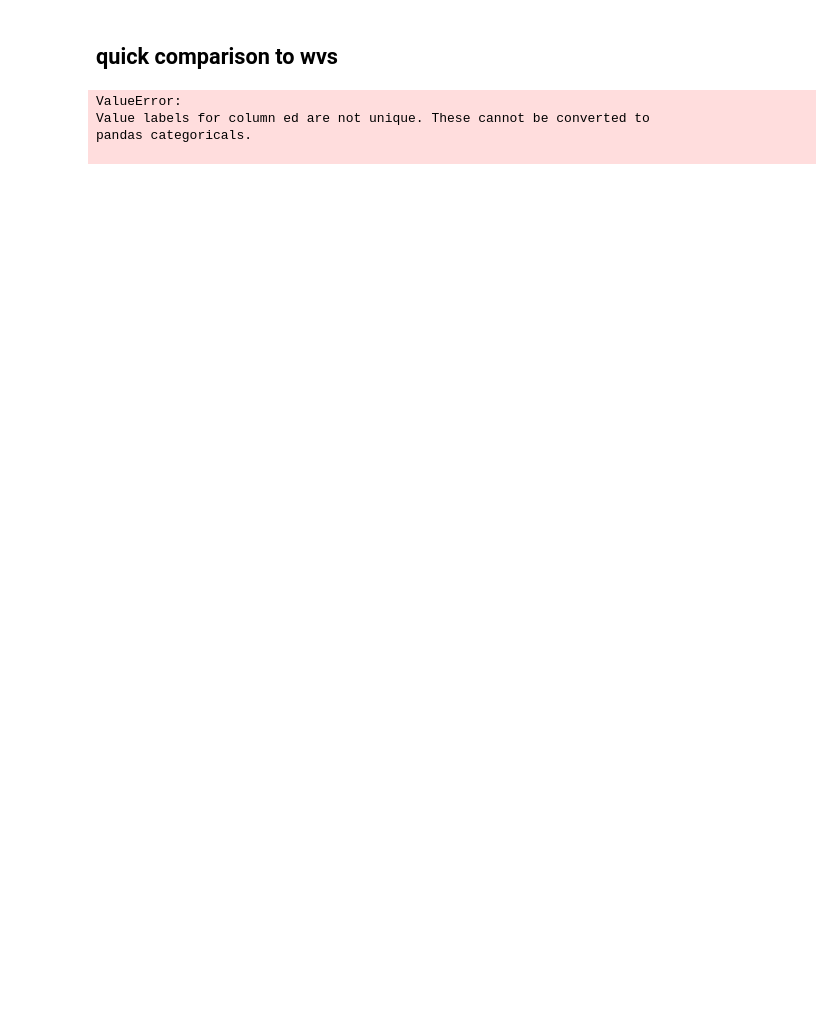
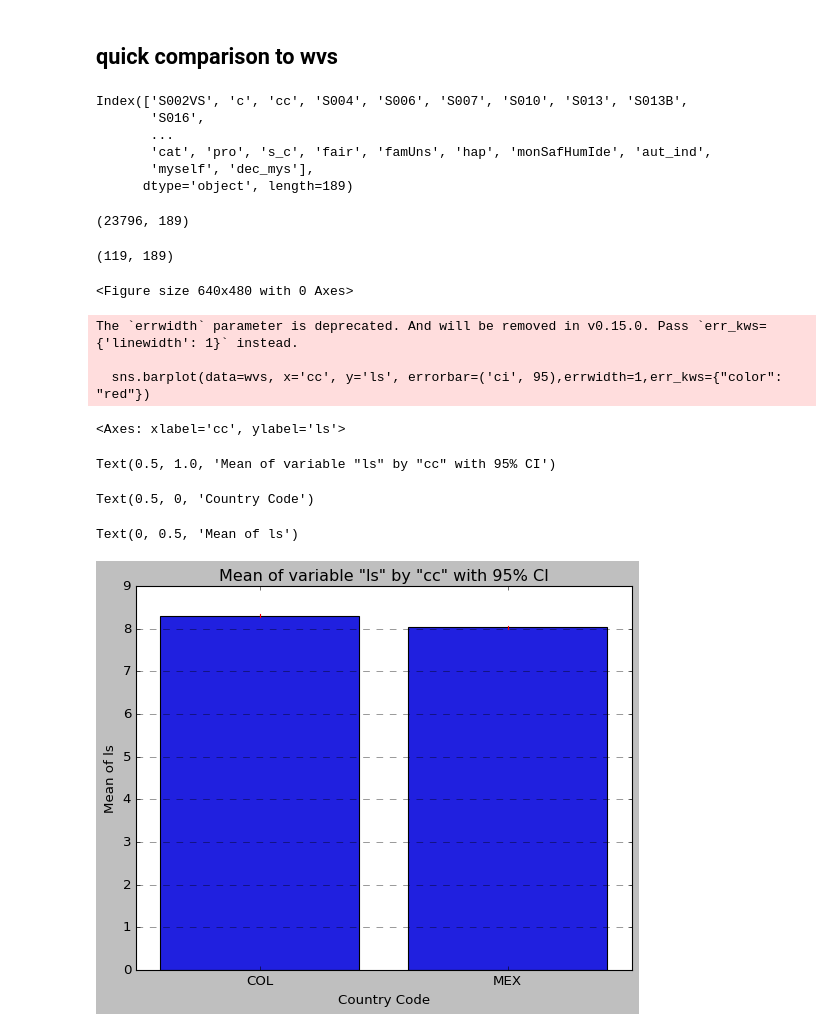
Before and after one commit to theaok/linaColMex, a Jupyter notebook: linaColMex.ipynb, the cells around one changed output. Saved outputs shown, nothing was run; the diff lists cells and outputs as text; code cells hidden in the pictures; blank space fills up the shorter version.

```diff
--- a/linaColMex.ipynb
+++ b/linaColMex.ipynb
@@ -72,11 +72,44 @@ plt.style.use('classic')  #  'seaborn-whitegrid' 'seaborn-white' 'seaborn-poster
 # %% [markdown]
 ## quick comparison to wvs
 # %%
-wvs=pd.read_stata('http://theaok.github.io/junk/wvs.tar.bz2')
+wvs0 = pd.read_stata('http://theaok.github.io/junk/wvs.tar.bz2', convert_categoricals=False)
-# %% [output]
-ValueError:
-Value labels for column ed are not unique. These cannot be converted to
-pandas categoricals.
-
 # %%
 wvs.columns
+# %% [output]
+Index(['S002VS', 'c', 'cc', 'S004', 'S006', 'S007', 'S010', 'S013', 'S013B',
+       'S016',
+       ...
+       'cat', 'pro', 's_c', 'fair', 'famUns', 'hap', 'monSafHumIde', 'aut_ind',
+       'myself', 'dec_mys'],
+      dtype='object', length=189)
+# %%
+wvs = wvs0[wvs0['cc'].isin(['MEX', 'COL'])]
+wvs.shape
+# %% [output]
+(23796, 189)
+# %%
+#just to test CI
+# Take a 5% random sample of the wvs DataFrame
+wvs_sample = wvs.sample(frac=0.005, random_state=42)
+wvs_sample.shape
+# %% [output]
+(119, 189)
+# %%
+# Create the bar plot with 95% confidence intervals
+plt.figure(figsize=(8, 6))
+sns.barplot(data=wvs, x='cc', y='ls', errorbar=('ci', 95),errwidth=1,err_kws={"color": "red"})
+plt.title('Mean of variable "ls" by "cc" with 95% CI')
+plt.xlabel('Country Code')
+plt.ylabel('Mean of ls')
+plt.grid(axis='y', linestyle='--', alpha=0.7)
+plt.show()
+# %% [output]
+<Figure size 640x480 with 0 Axes>
+The `errwidth` parameter is deprecated. And will be removed in v0.15.0. Pass `err_kws={'linewidth': 1}` instead.
+
+  sns.barplot(data=wvs, x='cc', y='ls', errorbar=('ci', 95),errwidth=1,err_kws={"color": "red"})
+<Axes: xlabel='cc', ylabel='ls'>
+Text(0.5, 1.0, 'Mean of variable "ls" by "cc" with 95% CI')
+Text(0.5, 0, 'Country Code')
+Text(0, 0.5, 'Mean of ls')
+[figure, added]
```
Also changed, not shown: parts of 4 cells of this notebook.
